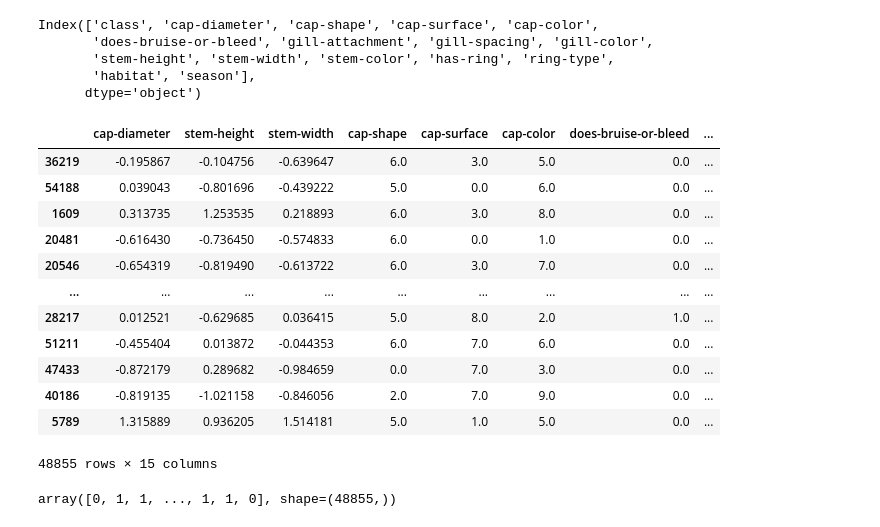
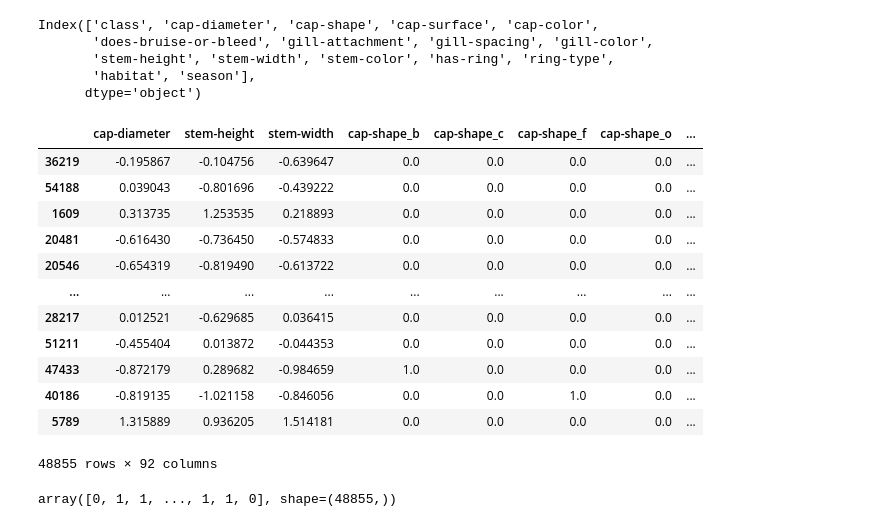
Before and after one commit to GerardoG2/PoisonMushroomClassifier, a Jupyter notebook: Notebooks/naivebayes.ipynb, the cells around one changed output. Cells and saved outputs as stored; diff of their text form; code cells hidden in the pictures.

Commit message:
Changed the implementation of naive bayes to be based on Bernoulli.

```diff
--- a/Notebooks/naivebayes.ipynb
+++ b/Notebooks/naivebayes.ipynb
@@ -128,7 +128,7 @@ class KNNCategoricalImputer(BaseEstimator, TransformerMixin):
         return df
 # %%
 from sklearn import set_config
-from sklearn.preprocessing import LabelEncoder, OrdinalEncoder
+from sklearn.preprocessing import LabelEncoder
 set_config(transform_output="pandas")
 
 
@@ -148,10 +148,9 @@ features_to_impute = ['cap-surface', 'gill-attachment', 'gill-spacing', 'ring-ty
 
 numeric_transformer = StandardScaler()
 
-# Use OrdinalEncoder instead of OneHotEncoder for mixed Naive Bayes
-categorical_transformer = OrdinalEncoder(
-    handle_unknown='use_encoded_value',
-    unknown_value=-1
+categorical_transformer = OneHotEncoder(
+    handle_unknown='ignore',
+    sparse_output=False  #
 )
 
 
@@ -161,46 +160,46 @@ knn_imputer = KNNCategoricalImputer(
 )
 
 
 column_trans = ColumnTransformer(
     transformers=[
         ("num", numeric_transformer, numeric_features),
         ("cat", categorical_transformer, categorical_features)
     ],
     verbose_feature_names_out=False
 )
 
 
 preprocess = Pipeline(steps=[
     ('knn_imputer', knn_imputer),      # impute missing values using KNN
     ('column_transformer', column_trans)
 ])
 
 
 x_train, x_test, y_train, y_test = train_test_split(
     x, y, test_size=0.2, random_state=42, stratify=y
 )
 
 
 preprocess.fit(x_train)
 
 x_train = preprocess.transform(x_train)
 x_test = preprocess.transform(x_test)
 
 x_train
 # %% [output]
-|  | cap-diameter | stem-height | stem-width | cap-shape | cap-surface | cap-color | does-bruise-or-bleed | ... |
-| 36219 | -0.195867 | -0.104756 | -0.639647 | 6.0 | 3.0 | 5.0 | 0.0 | ... |
-| 54188 | 0.039043 | -0.801696 | -0.439222 | 5.0 | 0.0 | 6.0 | 0.0 | ... |
-| 1609 | 0.313735 | 1.253535 | 0.218893 | 6.0 | 3.0 | 8.0 | 0.0 | ... |
-| 20481 | -0.616430 | -0.736450 | -0.574833 | 6.0 | 0.0 | 1.0 | 0.0 | ... |
-| 20546 | -0.654319 | -0.819490 | -0.613722 | 6.0 | 3.0 | 7.0 | 0.0 | ... |
+|  | cap-diameter | stem-height | stem-width | cap-shape_b | cap-shape_c | cap-shape_f | cap-shape_o | ... |
+| 36219 | -0.195867 | -0.104756 | -0.639647 | 0.0 | 0.0 | 0.0 | 0.0 | ... |
+| 54188 | 0.039043 | -0.801696 | -0.439222 | 0.0 | 0.0 | 0.0 | 0.0 | ... |
+| 1609 | 0.313735 | 1.253535 | 0.218893 | 0.0 | 0.0 | 0.0 | 0.0 | ... |
+| 20481 | -0.616430 | -0.736450 | -0.574833 | 0.0 | 0.0 | 0.0 | 0.0 | ... |
+| 20546 | -0.654319 | -0.819490 | -0.613722 | 0.0 | 0.0 | 0.0 | 0.0 | ... |
 | ... | ... | ... | ... | ... | ... | ... | ... | ... |
-| 28217 | 0.012521 | -0.629685 | 0.036415 | 5.0 | 8.0 | 2.0 | 1.0 | ... |
-| 51211 | -0.455404 | 0.013872 | -0.044353 | 6.0 | 7.0 | 6.0 | 0.0 | ... |
-| 47433 | -0.872179 | 0.289682 | -0.984659 | 0.0 | 7.0 | 3.0 | 0.0 | ... |
-| 40186 | -0.819135 | -1.021158 | -0.846056 | 2.0 | 7.0 | 9.0 | 0.0 | ... |
-| 5789 | 1.315889 | 0.936205 | 1.514181 | 5.0 | 1.0 | 5.0 | 0.0 | ... |
+| 28217 | 0.012521 | -0.629685 | 0.036415 | 0.0 | 0.0 | 0.0 | 0.0 | ... |
+| 51211 | -0.455404 | 0.013872 | -0.044353 | 0.0 | 0.0 | 0.0 | 0.0 | ... |
+| 47433 | -0.872179 | 0.289682 | -0.984659 | 1.0 | 0.0 | 0.0 | 0.0 | ... |
+| 40186 | -0.819135 | -1.021158 | -0.846056 | 0.0 | 0.0 | 1.0 | 0.0 | ... |
+| 5789 | 1.315889 | 0.936205 | 1.514181 | 0.0 | 0.0 | 0.0 | 0.0 | ... |
-48855 rows × 15 columns
+48855 rows × 92 columns
 # %%
 y_train
 # %% [output]
```
Also changed, not shown: parts of 18 cells of this notebook.
